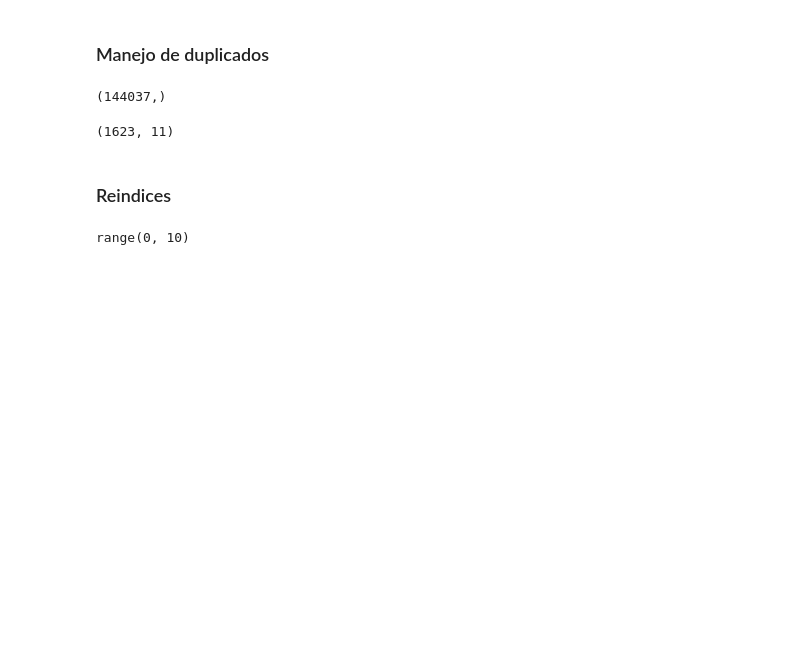
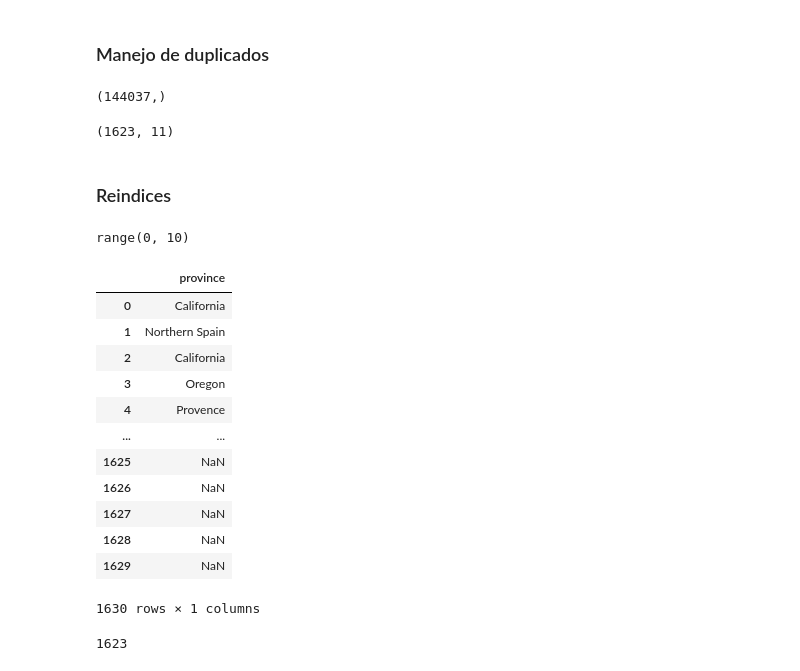
Before and after one commit to Lenis0207/PAD_2025_IIB1, a Jupyter notebook: src/clases_ad/clase_5678_pandas.ipynb, the cells around one changed output. Saved outputs shown, nothing was run; the diff lists cells and outputs as text; code cells hidden in the pictures; blank space fills up the shorter version.

```diff
--- a/src/clases_ad/clase_5678_pandas.ipynb
+++ b/src/clases_ad/clase_5678_pandas.ipynb
@@ -388,3 +388,25 @@ rango =range(10)
 print(rango)
 # %% [output]
 range(0, 10)
+# %%
+province = noduplicados[["province"]].copy()
+pro2 = province.reindex(range(len(province)+7))
+pro2
+# %% [output]
+|  | province |
+| 0 | California |
+| 1 | Northern Spain |
+| 2 | California |
+| 3 | Oregon |
+| 4 | Provence |
+| ... | ... |
+| 1625 | NaN |
+| 1626 | NaN |
+| 1627 | NaN |
+| 1628 | NaN |
+| 1629 | NaN |
+1630 rows × 1 columns
+# %%
+len(province)
+# %% [output]
+1623
```
Also changed, not shown: parts of 30 cells of this notebook, 2 other files.
